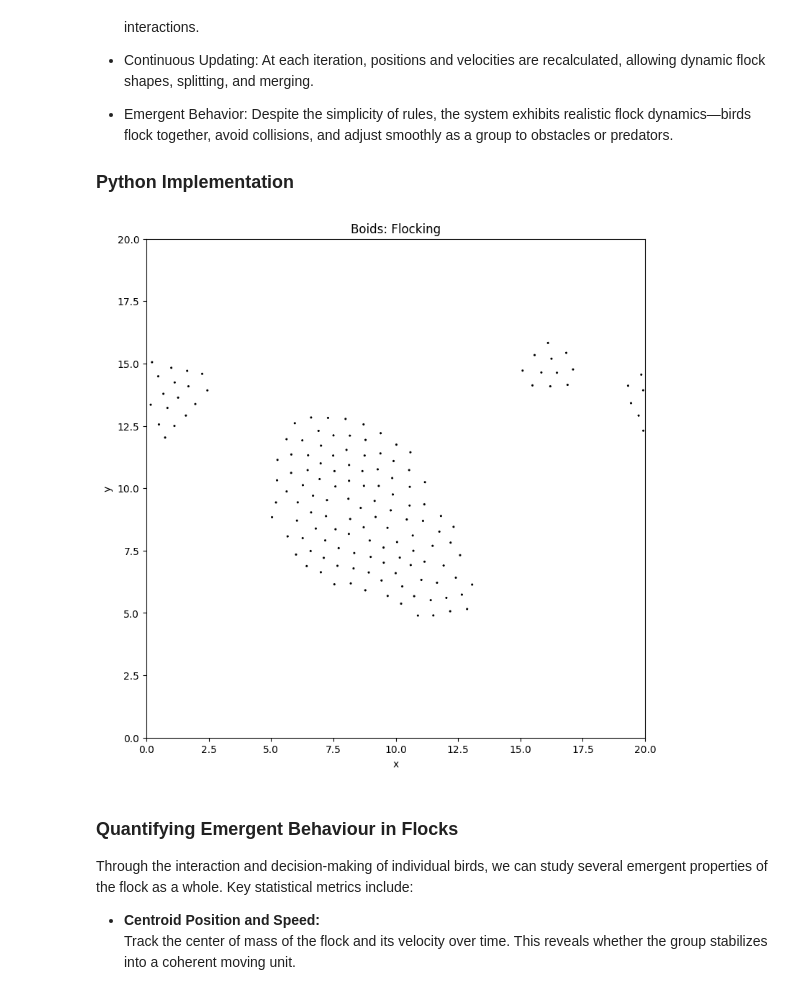
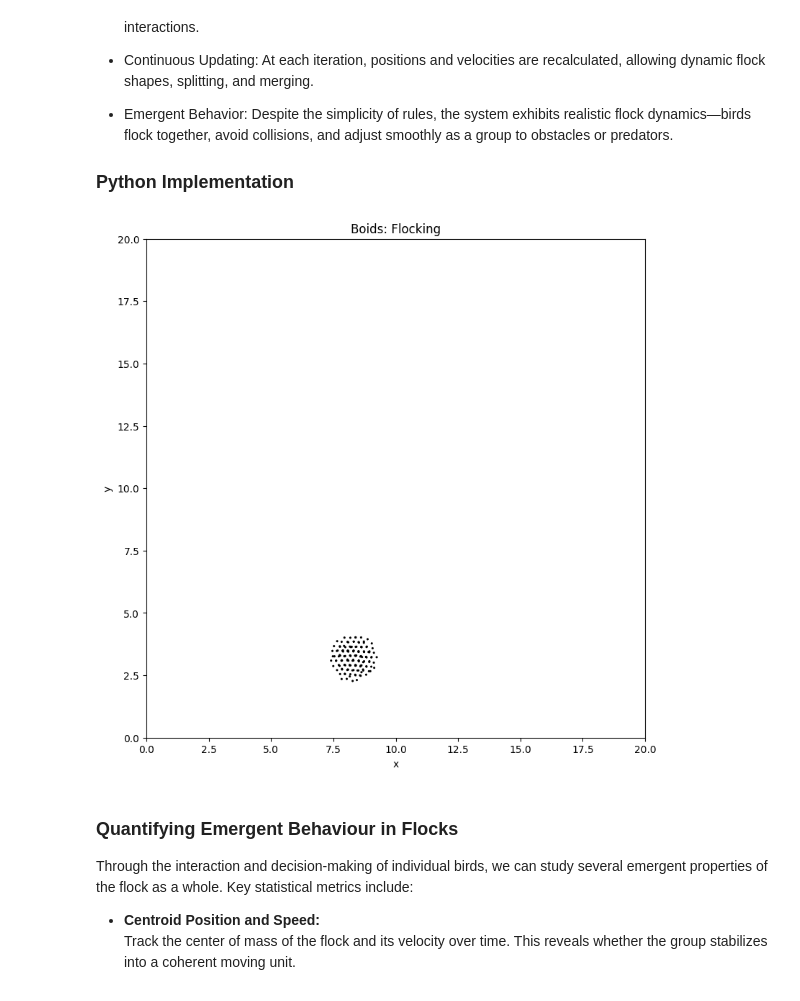
Before and after one commit to anmpahwa/CE5540, a Jupyter notebook: book/content/lecture_33.ipynb, the cells around one changed output. Drawn from its saved outputs; the diff is of its cells as text; code cells hidden in the pictures.

```diff
--- a/book/content/lecture_33.ipynb
+++ b/book/content/lecture_33.ipynb
@@ -97,19 +97,19 @@ rng = np.random.default_rng(5540)
 n = 150               # number of agents
 w = 20.0              # domain width
 h = 20.0              # domain height
-r = 1.2               # perception radius
+r = 2.5               # perception radius
 v = 0.35              # maximum speed
 c = 0.005             # cohesion weight
 s = 0.03              # separation weight
 a = 0.05              # alignment weight
-x = 0.6               # personal space
+x = 0.2               # personal space
 k = 1000              # iterations
 
 # Init state
 Z = rng.uniform([0,0],[w,h], size=(n,2))
 V = rng.normal(0, 0.3, size=(n,2))
 S = np.linalg.norm(V, axis=1, keepdims=True) + 1e-9
-V = V * np.minimum(1.0, v / S)
+V = V * np.minimum(0.1, v / S)
 
 def torus_delta(P, a):
     D = P - a                                       # relative positions
@@ -161,34 +161,34 @@ def simulate(Z, V, k):
     )
 
     # Set domain limits (world size)
     ax.set_xlim(0, w); ax.set_ylim(0, h)
     ax.set_aspect('equal', adjustable='box')  # keep equal aspect ratio
     ax.set_title("Boids: Flocking")
     ax.set_xlabel("x"); ax.set_ylabel("y")
 
     # Simulation loop
     for _ in range(k):
         # Update agent positions and velocities for one step
         Z, V = step(Z, V)
 
         # Update the quiver plot with new positions and directions
         qv.set_offsets(Z)               # update arrow positions
         qv.set_UVC(V[:,0], V[:,1])      # update arrow directions
 
         # In Jupyter: clear the previous frame and display the updated one
         clear_output(wait=True)
         display(fig)
 
         # Pause briefly so the UI has time to redraw (smooth animation)
         plt.pause(0.001)
 
     # Close the figure to avoid leaving a static final frame behind
     plt.close(fig)
     return Z, V
 
 Z, V = simulate(Z, V, k)
 # %% [output]
-[figure, old version]
+[figure, new version]
 # %% [markdown]
 ### Quantifying Emergent Behaviour in Flocks
 
```
Also changed, not shown: 3 other files.
